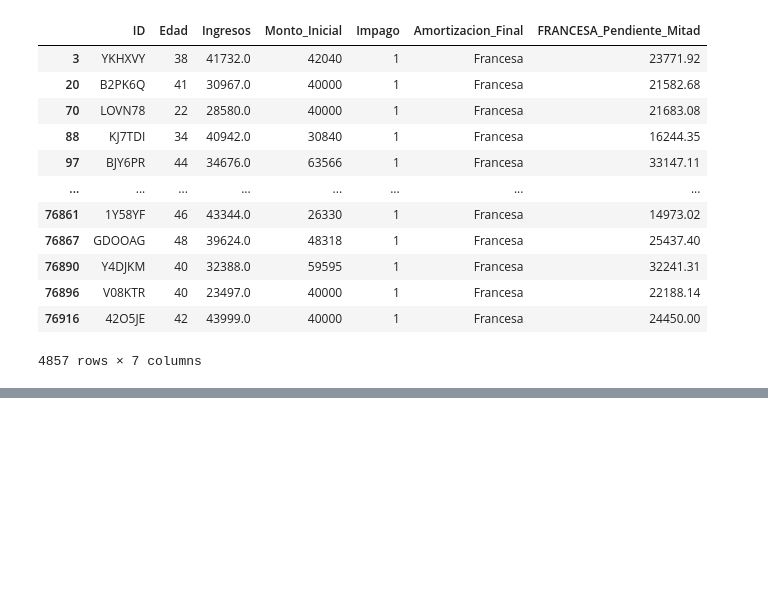
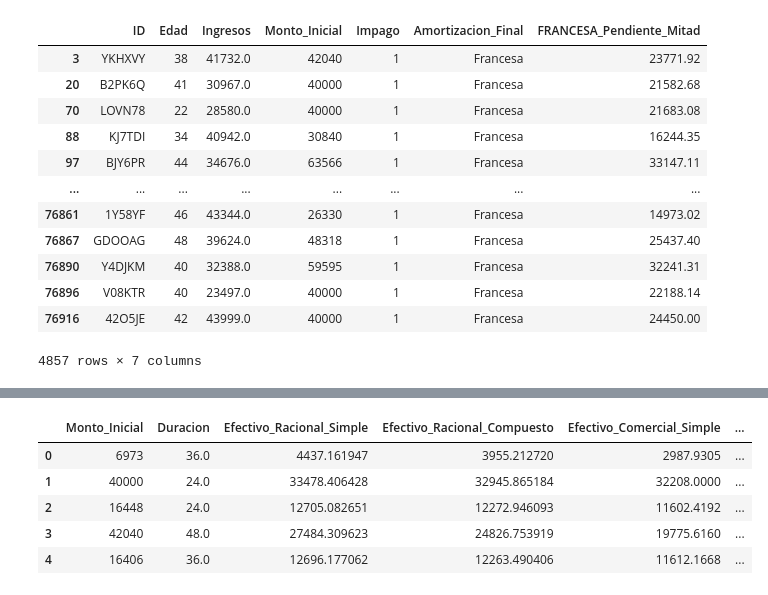
Before and after one commit to NaiaArroyo/RETO-5-NARANJA, a Jupyter notebook: Notebook Amortizacion Francesa y Aleman.ipynb, the cells around one changed output, grey strips where cells are left out. Saved outputs shown, nothing was run; the diff lists cells and outputs as text; code cells hidden in the pictures; blank space fills up the shorter version.

Commit message:
Calculo de descuento, actualizacion y tipos de interes

```diff
--- a/Notebook Amortizacion Francesa y Aleman.ipynb
+++ b/Notebook Amortizacion Francesa y Aleman.ipynb
@@ -296,0 +308,4 @@ df_pendiente_Francesa
+# %%
+df["Tipo_Efectivo_Anual"] = (1 + df["Tipo_Interes_Mensual"]) ** 12 - 1
+
+df[["Tipo_Interes_Anual", "Tipo_Interes_Mensual", "Tipo_Efectivo_Anual"]].head()
@@ -296,0 +319,29 @@ df_pendiente_Francesa
+# %%
+Cn = df["Monto_Inicial"]
+n_años = df["Duracion"] / 12
+i_simple = df["Tipo_Interes_Anual"]           # tipo para los descuentos simples
+i_compuesto = df["Tipo_Efectivo_Anual"]       # tipo para los descuentos compuestos
+
+
+
+df["Efectivo_Racional_Simple"]     = Cn * (1 + n_años * i_simple) ** (-1)
+df["Efectivo_Racional_Compuesto"]  = Cn * (1 + i_compuesto) ** (-n_años)
+df["Efectivo_Comercial_Simple"]    = Cn * (1 - n_años * i_simple)
+df["Efectivo_Comercial_Compuesto"] = Cn * (1 - i_compuesto) ** n_años
+
+
+df["Descuento_Racional_Simple"]     = Cn - df["Efectivo_Racional_Simple"]
+df["Descuento_Racional_Compuesto"]  = Cn - df["Efectivo_Racional_Compuesto"]
+df["Descuento_Comercial_Simple"]    = Cn - df["Efectivo_Comercial_Simple"]
+df["Descuento_Comercial_Compuesto"] = Cn - df["Efectivo_Comercial_Compuesto"]
+# %%
+df[["Monto_Inicial", "Duracion",
+    "Efectivo_Racional_Simple", "Efectivo_Racional_Compuesto",
+    "Efectivo_Comercial_Simple", "Efectivo_Comercial_Compuesto"]].head()
+# %% [output]
+|  | Monto_Inicial | Duracion | Efectivo_Racional_Simple | Efectivo_Racional_Compuesto | Efectivo_Comercial_Simple | ... |
+| 0 | 6973 | 36.0 | 4437.161947 | 3955.212720 | 2987.9305 | ... |
+| 1 | 40000 | 24.0 | 33478.406428 | 32945.865184 | 32208.0000 | ... |
+| 2 | 16448 | 24.0 | 12705.082651 | 12272.946093 | 11602.4192 | ... |
+| 3 | 42040 | 48.0 | 27484.309623 | 24826.753919 | 19775.6160 | ... |
+| 4 | 16406 | 36.0 | 12696.177062 | 12263.490406 | 11612.1668 | ... |
```
Also changed, not shown: parts of 8 cells of this notebook.
